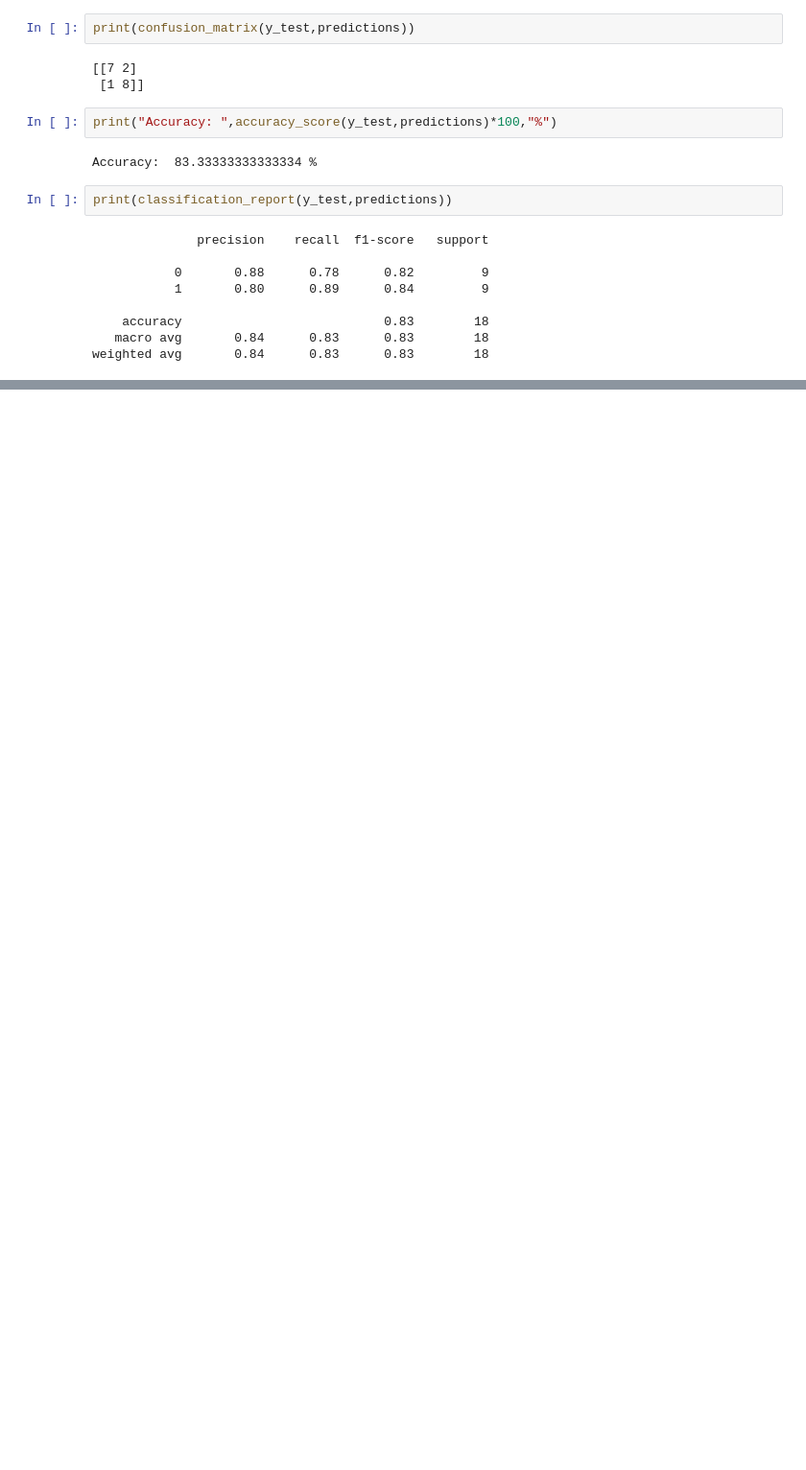
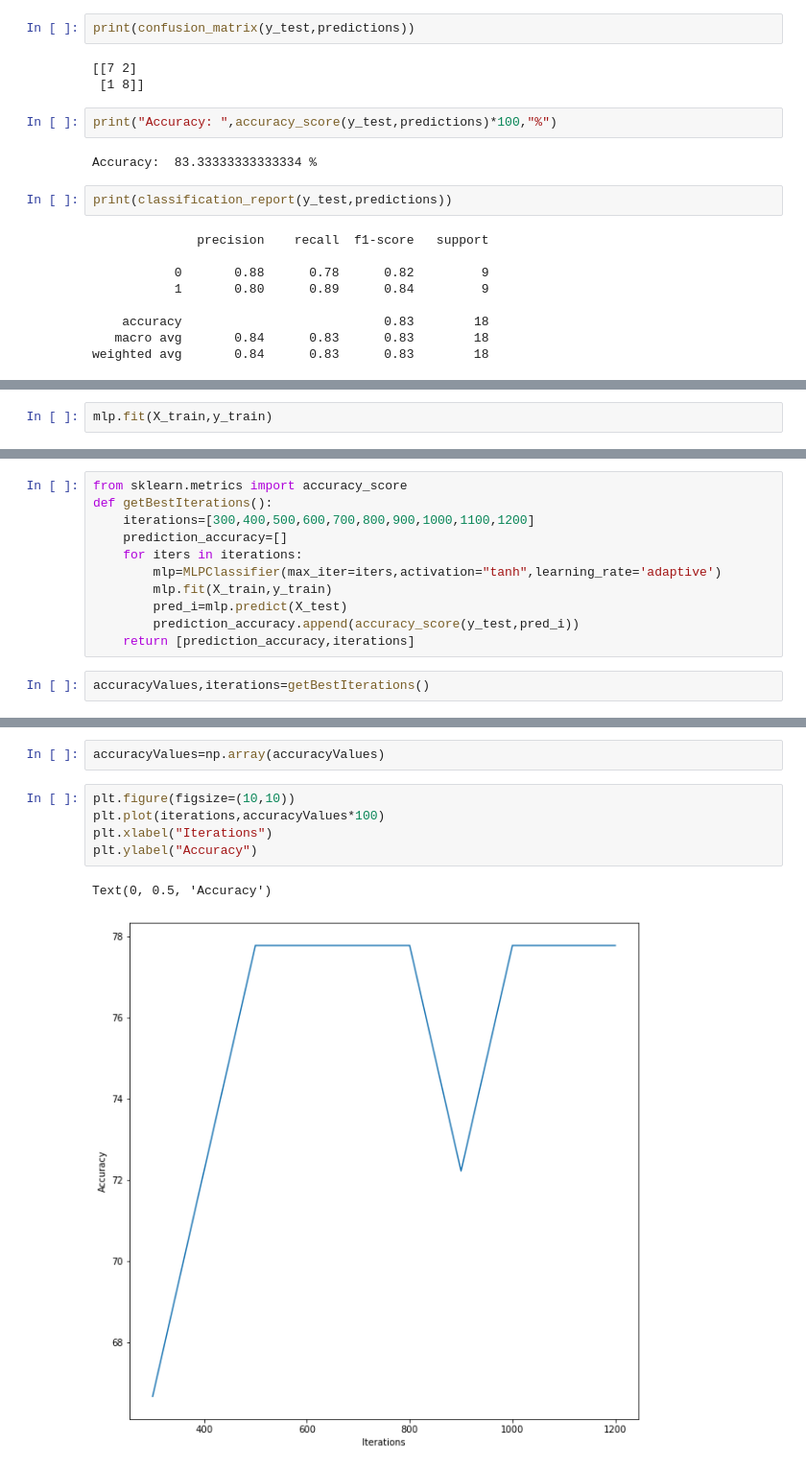
Before and after one commit to ashwiniyer176/Jupyter_Notebooks_ML, a Jupyter notebook: Siege_ML/SiegeOperators_ML.ipynb, the cells around one changed output, grey strips where cells are left out. Shown: that part at 96% size. Cells and saved outputs as stored; diff of their text form; blank space fills up the shorter version.

```diff
--- a/Siege_ML/SiegeOperators_ML.ipynb
+++ b/Siege_ML/SiegeOperators_ML.ipynb
@@ -172,0 +177,2 @@ weighted avg       0.84      0.83      0.83        18
+# %%
+mlp.fit(X_train,y_train)
@@ -172,0 +219,13 @@ weighted avg       0.84      0.83      0.83        18
+# %%
+from sklearn.metrics import accuracy_score
+def getBestIterations():
+    iterations=[300,400,500,600,700,800,900,1000,1100,1200]
+    prediction_accuracy=[]
+    for iters in iterations:
+        mlp=MLPClassifier(max_iter=iters,activation="tanh",learning_rate='adaptive')
+        mlp.fit(X_train,y_train)
+        pred_i=mlp.predict(X_test)
+        prediction_accuracy.append(accuracy_score(y_test,pred_i))
+    return [prediction_accuracy,iterations]
+# %%
+accuracyValues,iterations=getBestIterations()
@@ -172,0 +267,10 @@ weighted avg       0.84      0.83      0.83        18
+# %%
+accuracyValues=np.array(accuracyValues)
+# %%
+plt.figure(figsize=(10,10))
+plt.plot(iterations,accuracyValues*100)
+plt.xlabel("Iterations")
+plt.ylabel("Accuracy")
+# %% [output]
+Text(0, 0.5, 'Accuracy')
+[figure, added]
```
Also changed, not shown: parts of 14 cells of this notebook.
